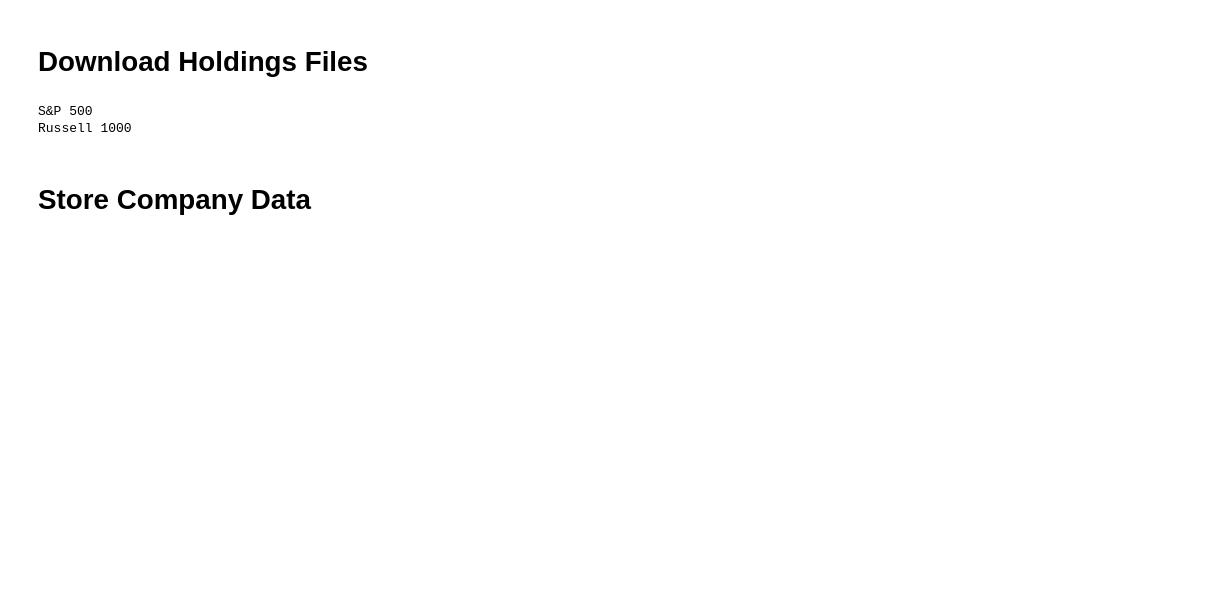
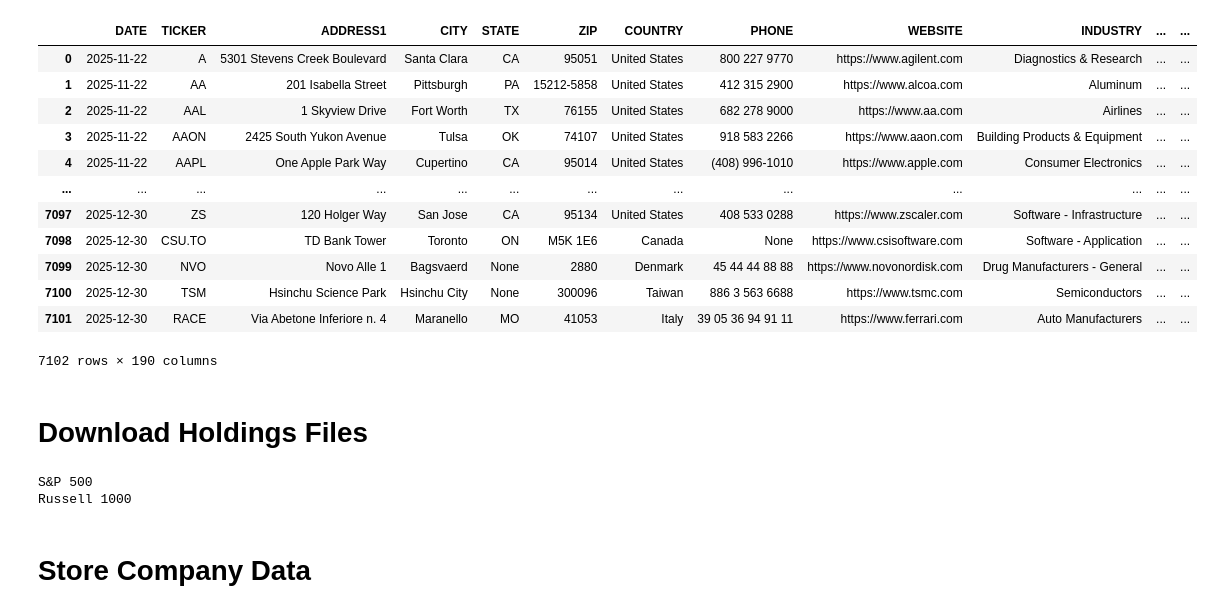
Before and after one commit to Code-And-Capital/finance, a Jupyter notebook: notebooks/pull_data.ipynb, the cells around one changed output. Saved outputs shown, nothing was run; the diff lists cells and outputs as text; code cells hidden in the pictures; blank space fills up the shorter version.

```diff
--- a/notebooks/pull_data.ipynb
+++ b/notebooks/pull_data.ipynb
@@ -31,6 +30,22 @@ from utils.yfinance_utils import (
 from utils.database_utils import find_missing_tickers
 # %%
 engine = azure_utils.get_azure_engine(configs_path="../configs/configs.json")
+# %%
+azure_utils.read_sql_table(engine=engine, table_name="company_info")
+# %% [output]
+|  | DATE | TICKER | ADDRESS1 | CITY | STATE | ZIP | COUNTRY | PHONE | WEBSITE | INDUSTRY | ... | ... |
+| 0 | 2025-11-22 | A | 5301 Stevens Creek Boulevard | Santa Clara | CA | 95051 | United States | 800 227 9770 | https://www.agilent.com | Diagnostics & Research | ... | ... |
+| 1 | 2025-11-22 | AA | 201 Isabella Street | Pittsburgh | PA | 15212-5858 | United States | 412 315 2900 | https://www.alcoa.com | Aluminum | ... | ... |
+| 2 | 2025-11-22 | AAL | 1 Skyview Drive | Fort Worth | TX | 76155 | United States | 682 278 9000 | https://www.aa.com | Airlines | ... | ... |
+| 3 | 2025-11-22 | AAON | 2425 South Yukon Avenue | Tulsa | OK | 74107 | United States | 918 583 2266 | https://www.aaon.com | Building Products & Equipment | ... | ... |
+| 4 | 2025-11-22 | AAPL | One Apple Park Way | Cupertino | CA | 95014 | United States | (408) 996-1010 | https://www.apple.com | Consumer Electronics | ... | ... |
+| ... | ... | ... | ... | ... | ... | ... | ... | ... | ... | ... | ... | ... |
+| 7097 | 2025-12-30 | ZS | 120 Holger Way | San Jose | CA | 95134 | United States | 408 533 0288 | https://www.zscaler.com | Software - Infrastructure | ... | ... |
+| 7098 | 2025-12-30 | CSU.TO | TD Bank Tower | Toronto | ON | M5K 1E6 | Canada | None | https://www.csisoftware.com | Software - Application | ... | ... |
+| 7099 | 2025-12-30 | NVO | Novo Alle 1 | Bagsvaerd | None | 2880 | Denmark | 45 44 44 88 88 | https://www.novonordisk.com | Drug Manufacturers - General | ... | ... |
+| 7100 | 2025-12-30 | TSM | Hsinchu Science Park | Hsinchu City | None | 300096 | Taiwan | 886 3 563 6688 | https://www.tsmc.com | Semiconductors | ... | ... |
+| 7101 | 2025-12-30 | RACE | Via Abetone Inferiore n. 4 | Maranello | MO | 41053 | Italy | 39 05 36 94 91 11 | https://www.ferrari.com | Auto Manufacturers | ... | ... |
+7102 rows × 190 columns
 # %% [markdown]
 # Download Holdings Files
 # %%
```
Also changed, not shown: parts of 1 cell of this notebook, 16 other files.
